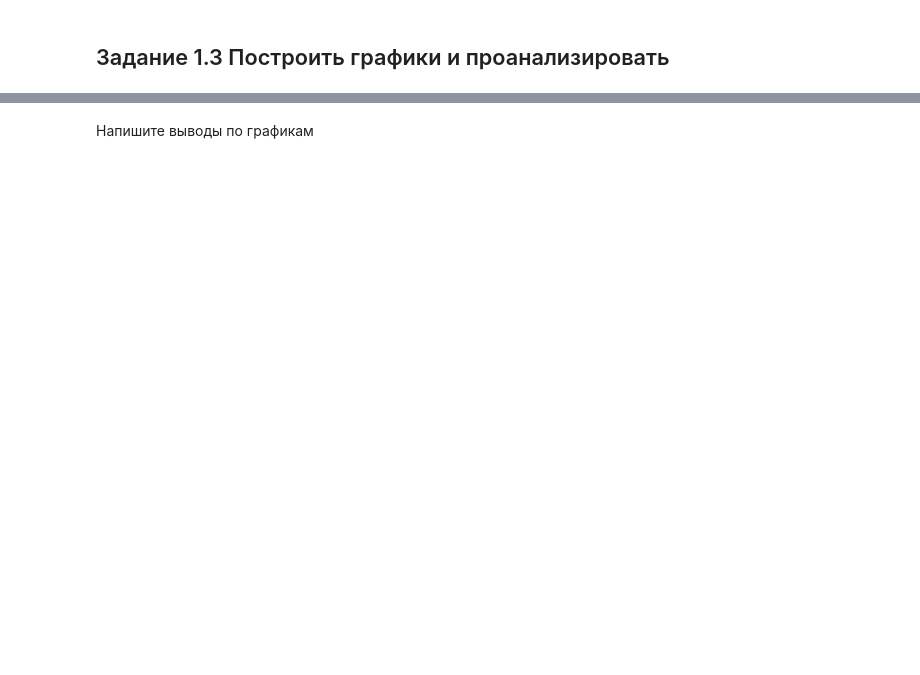
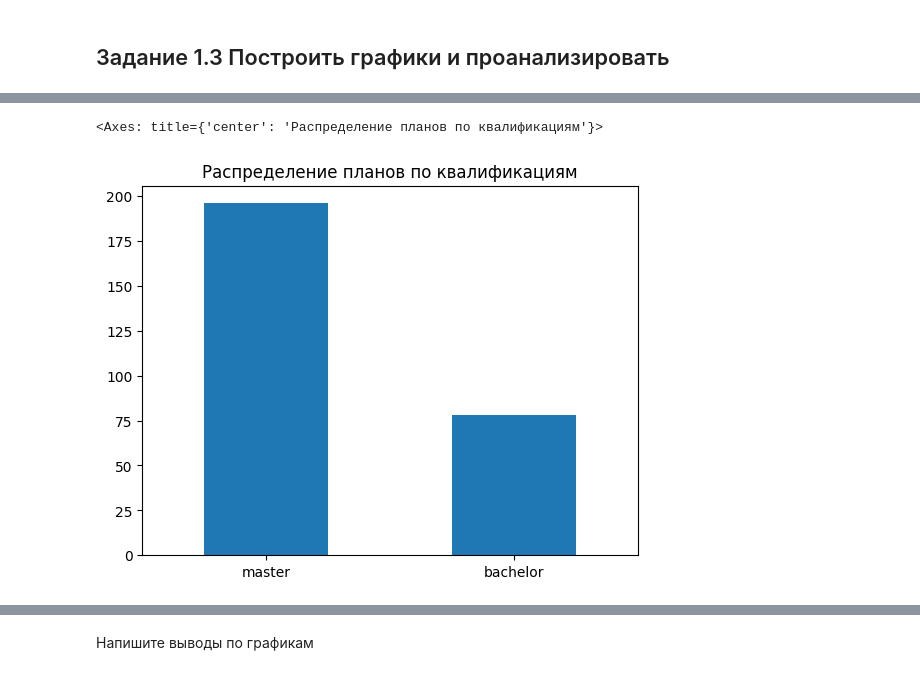
Before and after one commit to Patisson4/DataAnalysis, a Jupyter notebook: IR_1_Data_Collection.ipynb, the cells around one changed output, grey strips where cells are left out. Cells and saved outputs as stored; diff of their text form; code cells hidden in the pictures; blank space fills up the shorter version.

```diff
--- a/IR_1_Data_Collection.ipynb
+++ b/IR_1_Data_Collection.ipynb
@@ -84,0 +245,5 @@ headers = {'Content-Type': "application/json", 'Authorization': "Token " + token
+# %%
+ddf['qualification'].value_counts().plot(kind='bar', title='Распределение планов по квалификациям', rot=0)
+# %% [output]
+<Axes: title={'center': 'Распределение планов по квалификациям'}>
+[figure, added]
```
Also changed, not shown: parts of 31 cells of this notebook.
